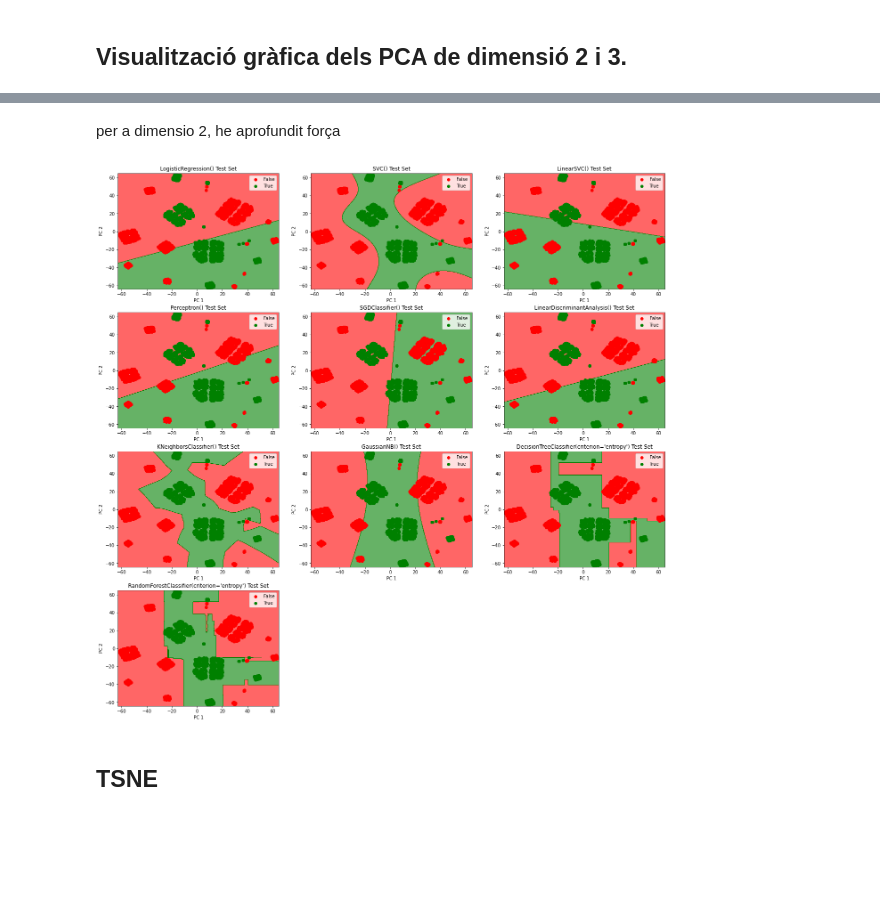
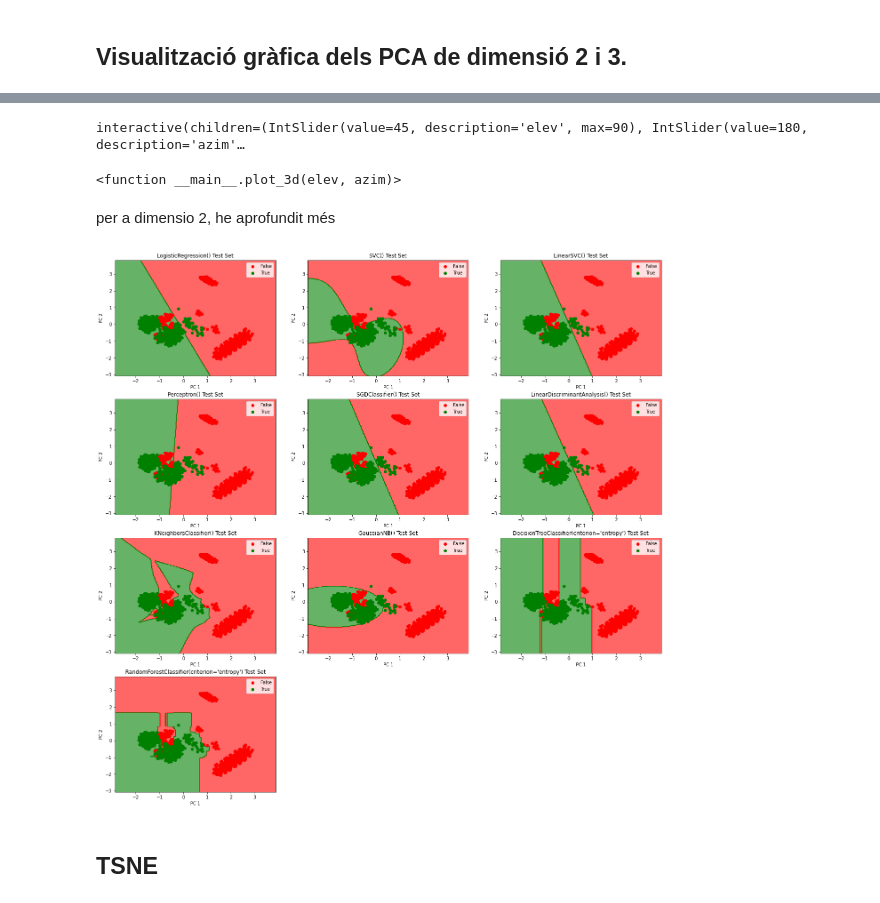
Before and after one commit to AlbertRoca29/Mushrooms, a Jupyter notebook: mushrooms.ipynb, the cells around one changed output, grey strips where cells are left out. Drawn from its saved outputs; the diff is of its cells as text; code cells hidden in the pictures; blank space fills up the shorter version.

```diff
--- a/mushrooms.ipynb
+++ b/mushrooms.ipynb
@@ -132,6 +132,6 @@ La variable veil-type la borrem, la variable a predir class: Poisonous  = 1 , Ea
 # %%
 X = dataset.drop(['class','veil-type'],axis=1)
-y = dataset['class'] == 'p' # class: Poisonous  = 1 , Eatable = 0
+y = dataset['class'] == 'e' # class: Poisonous  = 0 , Eatable = 1
 # %% [markdown]
 Ara converteixo, totes les columnes en dummies, no utilitzo el mínim nombre de dummies (que seria amb el drop_first activat) ja que penso que és més visual d'aquesta manera. Tot i que no aconsegueixi cap millora significativa.
 # %%
@@ -301,7 +301,7 @@ LR = LogisticRegression()
 D = {}
 for i in range(X_train.shape[1]):
     LR.fit(X_train[:,i].reshape(-1, 1),y_train)
-    D[X_dummy.columns[i]] = [accuracy_score(y_test,LR.predict(X_test[:,i].reshape(-1, 1))) , sum((LR.predict(X_test[:,i].reshape(-1, 1))!=y_test)[y_test])/X_train.shape[0] ,int(np.sign(LR.coef_))]
+    D[X_dummy.columns[i]] = [accuracy_score(y_test,LR.predict(X_test[:,i].reshape(-1, 1))) , sum((LR.predict(X_test[:,i].reshape(-1, 1))!=y_test)[~y_test])/X_train.shape[0] ,int(np.sign(LR.coef_))]
 
 print("Nom \t\t\t\t Accuracy\tFalsos Comestibles \tSigne de la correlació\n","-"*90)
 _= [print("%-32s %.5f\t%.5f\t\t\t %d"%(i,j[0],j[1],j[2])) for i,j in dict(sorted(D.items(), key=lambda item: item[1][0],reverse=True)).items() if j[0]>0.75]
@@ -441,0 +445,7 @@ En quarta posició estaria el SVC() que també el podrem considerar.
+# %%
+pca3 = PCA(3)
+X_train_r = pca3.fit_transform(X_train)
+fig = plt.figure()
+ax = fig.add_subplot(111, projection='3d')
+ax.scatter(X_train_r[:, 0], X_train_r[:, 1], X_train_r[:, 2], c=np.where(y_train == 0, 'r', 'g'))
+plt.show()
@@ -442,10 +454,22 @@ En quarta posició estaria el SVC() que també el podrem considerar.
+# %%
+def plot_3d(elev, azim):
+    fig = plt.figure()
+    ax = Axes3D(fig)
+    ax.scatter(X_train_r[:, 0], X_train_r[:, 1], X_train_r[:, 2], c=np.where(y_train == 0, 'r', 'g'))
+    ax.view_init(elev=elev, azim=azim)
+    plt.show()
+
+interact(plot_3d, elev=(0, 90), azim=(0, 360))
+# %% [output]
+interactive(children=(IntSlider(value=45, description='elev', max=90), IntSlider(value=180, description='azim'…
+<function __main__.plot_3d(elev, azim)>
 # %% [markdown]
-per a dimensio 2, he aprofundit força
+per a dimensio 2, he aprofundit més
 # %%
-def visualization_test(model):
-    X_set, y_set = X_test_r, y_test
-    X1, X2 = np.meshgrid(np.arange(start = X_set[:, 0].min() - 1, stop = X_set[:, 0].max() + 1, step = 0.025),
-                         np.arange(start = X_set[:, 1].min() - 1, stop = X_set[:, 1].max() + 1, step = 0.025))
+def visualization_test(model,X, y, step = 0.025):
+    X_set, y_set = X, y
+    X1, X2 = np.meshgrid(np.arange(start = X_set[:, 0].min() - 1, stop = X_set[:, 0].max() + 1, step = step),
+                         np.arange(start = X_set[:, 1].min() - 1, stop = X_set[:, 1].max() + 1, step = step))
 
     ax.contourf(X1, X2, classifier.predict(np.array([X1.ravel(), X2.ravel()]).T).reshape(X1.shape),
                  alpha = 0.6, cmap = ListedColormap(('red', 'green')))
@@ -460,34 +484,32 @@ def visualization_test(model):
     plt.ylabel('PC 2')
     plt.legend()
 # %%
-
-
 models = [
     LogisticRegression(),
     SVC(kernel='rbf'),
     LinearSVC(),
     Perceptron(),
     SGDClassifier(),
     LinearDiscriminantAnalysis(),
     KNeighborsClassifier(n_neighbors = 5),
     GaussianNB(),
     DecisionTreeClassifier(criterion='entropy'),
     RandomForestClassifier(n_estimators = 100, criterion = 'entropy')
 ]
 
 fig = plt.figure(figsize=(22,22))
 i = 1
 for classifier in models:
     pca = PCA(2)
     X_train_r = pca.fit_transform(X_train)
     X_test_r = pca.transform(X_test)
     classifier.fit(X_train_r,y_train)
     ax = fig.add_subplot(4,3, i)
     i+=1
-    visualization_test(classifier)
+    visualization_test(classifier,X_test_r,y_test)
 plt.show()
 # %% [output]
-[figure, old version]
+[figure, new version]
 # %% [markdown]
 ## TSNE
 # %% [markdown]
```
Also changed, not shown: parts of 26 cells of this notebook.
